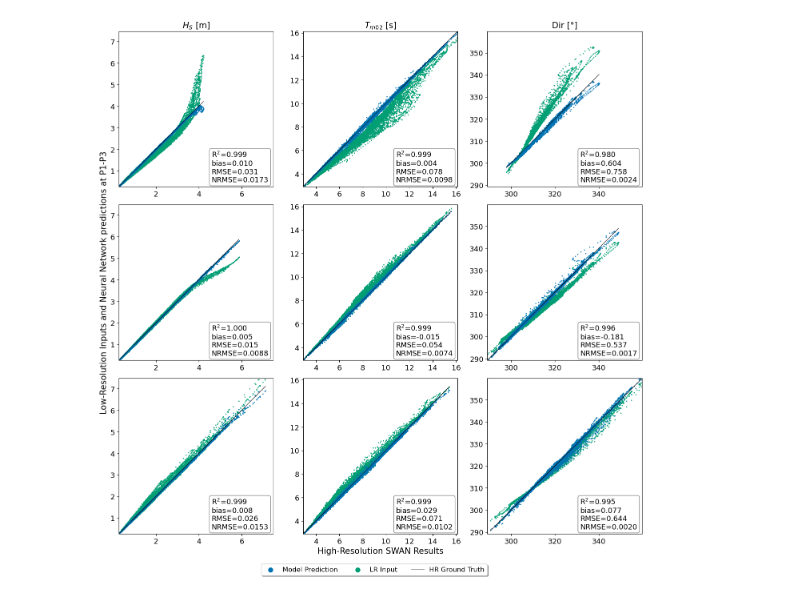
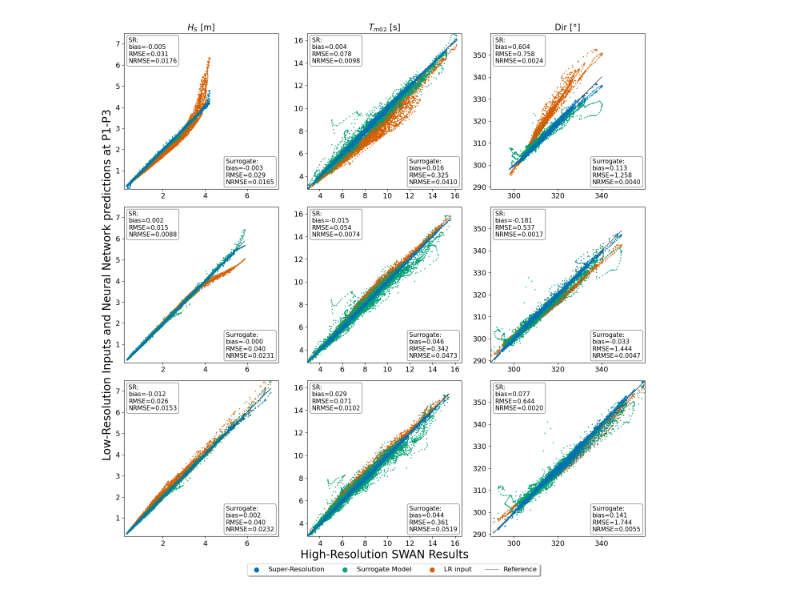
Before and after one commit to janfer95/SR_on_SWAN, a Jupyter notebook: NotebooksAndScripts/PredictionVsReferencePlots.ipynb, the cells around one changed output. Saved outputs shown, nothing was run; the diff lists cells and outputs as text; code cells hidden in the pictures.

```diff
--- a/NotebooksAndScripts/PredictionVsReferencePlots.ipynb
+++ b/NotebooksAndScripts/PredictionVsReferencePlots.ipynb
@@ -11,6 +11,7 @@ different neural network architectures
 # %%
 # Model directory / Network architecture
-model_dir = "OriginalFukami"
+model_dir1 = "SuperResolution"
+model_dir2 = "Surrogate"
 
 # Define the range of the time series
 var = {0: "Hs", 1: "Tm02", 2: "Dir"}
@@ -27,67 +51,63 @@ save = True
 # %%
 # Constants to easily change font sizes
-LABELSIZE = 15
+LABELSIZE = 20
 TICKLABELSIZE = 13
 LEGENDFONTSIZE = 12
 TITLESIZE = 15
-TEXTSIZE = 13
+TEXTSIZE = 11
 
 # Various plot labels
 xlabel = {0: r"$H_S$ ", 1: r"$T_{m02}$ ", 2: r"Dir "}
 units = {0: "[m]", 1: "[s]", 2: "[°]"}
 
-label1 = "Model Prediction"
-label2 = "LR Input"
-label3 = "HR Ground Truth"
-labels = [label1, label2, label3]
+label1 = "Super-Resolution"
+label2 = "Surrogate Model"
+label3 = "LR input"
+label4 = "Reference"
+labels = [label1, label2, label3, label4]
 
-fig, axs = plt.subplots(3, 3, figsize=(14,14))
+fig, axs = plt.subplots(3, 3, figsize=(14, 14))
 
 for nvar in range(len(var)):
     # Determine max- and minval for each column to determine axis limits
     min_val = np.infty
     max_val = -np.infty
     for npt in range(npts):
-        # Load time series
-        path_dir = Path(f"Data/Time_Series/{model_dir}")
-        fpath = path_dir / f"Var_{var[nvar]}_posxy_{xi[npt]}_{yi[npt]}.npy"
+        prediction1, HR, LR = load_time_series(var[nvar], model_dir1,
+                                               xi[npt], yi[npt])
+        prediction2, _, _ = load_time_series(var[nvar], model_dir2,
+                                             xi[npt], yi[npt])
 
-        arr = np.load(fpath)
+        # Compute and plot statistics for super-resolution
+        bias, rmse, nrmse = compute_stats(prediction1, HR)
 
-        prediction = arr[0,:]
-        HR = arr[1,:]
-        LR = arr[2,:]
-
-
-        # Compute various statistics
-        HR_mean = np.nanmean(HR)
-        pred_mean = np.nanmean(prediction)
-
-        # Bias
-        bias = np.nanmean(HR - prediction)
-        # RMSE
-        rmse = np.sqrt(np.nanmean((HR - prediction)**2))
-        # SI
-        nrmse = rmse/HR_mean
-        # R^2 Coefficient of determination
-        SSres = np.nansum((HR - prediction)**2)
-        SStot = np.nansum((HR - HR_mean)**2)
-        Rsq = 1 - SSres/SStot
-
-
-        text = "\n".join([fr"R$^2$={Rsq:.3f}",
+        text = "\n".join([fr"SR:",
                           f"bias={bias:.3f}",
                           f"RMSE={rmse:.3f}",
                           f"NRMSE={nrmse:.4f}"])
+        textbox = axs[npt, nvar].annotate(text, (0.03, 0.81), xycoords="axes fraction",
+                                          fontsize=TEXTSIZE, bbox=dict(boxstyle="round",
+                                                                       facecolor='none',
+                                                                       edgecolor="grey"))
 
-        textbox = axs[npt, nvar].annotate(text, (0.6, 0.03), xycoords="axes fraction", fontsize=TEXTSIZE,
-                                          bbox=dict(boxstyle="round", facecolor='none', edgecolor="grey"))
+        # Compute and plot statistics for surrogate model
+        bias, rmse, nrmse = compute_stats(prediction2, HR)
+
+        text = "\n".join([fr"Surrogate:",
+                          f"bias={bias:.3f}",
+                          f"RMSE={rmse:.3f}",
+                          f"NRMSE={nrmse:.4f}"])
+        textbox = axs[npt, nvar].annotate(text, (0.66, 0.03), xycoords="axes fraction",
+                                          fontsize=TEXTSIZE, bbox=dict(boxstyle="round",
+                                                                       facecolor='none',
+                                                                       edgecolor="grey"))
 
 
         # Draw the scatter plots
-        line1 = axs[npt, nvar].scatter(HR, prediction, s=1, label=label1, zorder=2)
-        line2 = axs[npt, nvar].scatter(HR, LR, s=1, label=label2, zorder=1)
-        line3, = axs[npt, nvar].plot(HR, HR, '-k', linewidth=0.5, label=label3)
+        line1 = axs[npt, nvar].scatter(HR, prediction1, s=1, label=label1, zorder=3)
+        line2 = axs[npt, nvar].scatter(HR, prediction2, s=1, label=label2, zorder=2)
+        line3 = axs[npt, nvar].scatter(HR, LR, s=1, label=label3, zorder=1)
+        line4, = axs[npt, nvar].plot(HR, HR, '-k', linewidth=0.5, label=label4)
 
         axs[0, nvar].set_title(xlabel[nvar] + units[nvar], fontsize=TITLESIZE)
         axs[npt, nvar].tick_params(axis='both', labelsize=TICKLABELSIZE)
@@ -96,43 +116,45 @@ for nvar in range(len(var)):
         axs[2, 1].set_xlabel("High-Resolution SWAN Results", size=LABELSIZE)
 
         # Determine x-, and y-limits for each column
-        max_val_cur = max(np.nanmax(LR), np.nanmax(prediction), np.nanmax(HR))
-        min_val_cur = min(np.nanmin(LR), np.nanmin(prediction), np.nanmin(HR))
+        max_val_cur = max(np.nanmax(LR), np.nanmax(prediction1),
+                          np.nanmax(prediction2), np.nanmax(HR))
+        min_val_cur = min(np.nanmin(LR), np.nanmin(prediction1),
+                          np.nanmin(prediction2), np.nanmin(HR))
 
         if max_val < max_val_cur:
             max_val = max_val_cur
         if min_val > min_val_cur:
             min_val = min_val_cur
 
 
     axs[0, nvar].set_xlim(min_val, max_val)
     axs[0, nvar].set_ylim(min_val, max_val)
 
     axs[1, nvar].set_xlim(min_val, max_val)
     axs[1, nvar].set_ylim(min_val, max_val)
 
     axs[2, nvar].set_xlim(min_val, max_val)
     axs[2, nvar].set_ylim(min_val, max_val)
 
 
-handles = [line1, line2, line3]
-fig.legend(handles, labels, loc=[0.3, 0.003], markerscale=8,
-           fancybox=True, shadow=True, ncol=3, fontsize=LEGENDFONTSIZE)
+handles = [line1, line2, line3, line4]
+fig.legend(handles, labels, loc=[0.27, 0.003], markerscale=8,
+           fancybox=True, shadow=True, ncol=4, fontsize=LEGENDFONTSIZE)
 
 plt.tight_layout()
 
 fig.subplots_adjust(bottom=0.073)
 
 
 # Output folder and file name
 fdir = Path("Plots")
-fname = f"ReferenceVsPrediction_mdir{model_dir}.png"
+fname = f"ReferenceVsPrediction.png"
 
 if save:
     if not fdir.exists():
         fdir.mkdir()
     plt.savefig(fdir / fname)
 
 plt.show()
 # %% [output]
-[figure, old version]
+[figure, new version]
```
Also changed, not shown: parts of 3 cells of this notebook, 11 other files.
